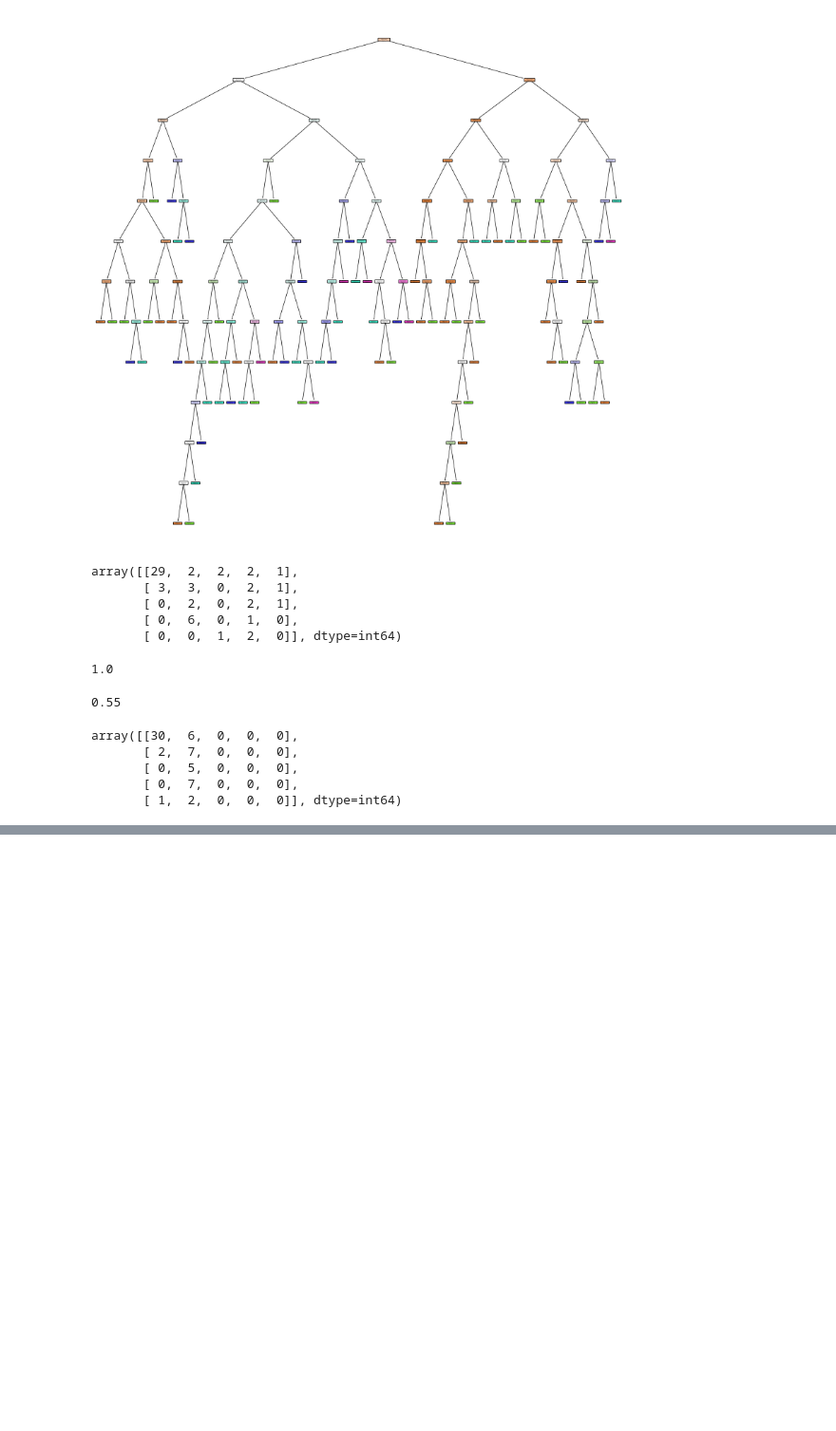
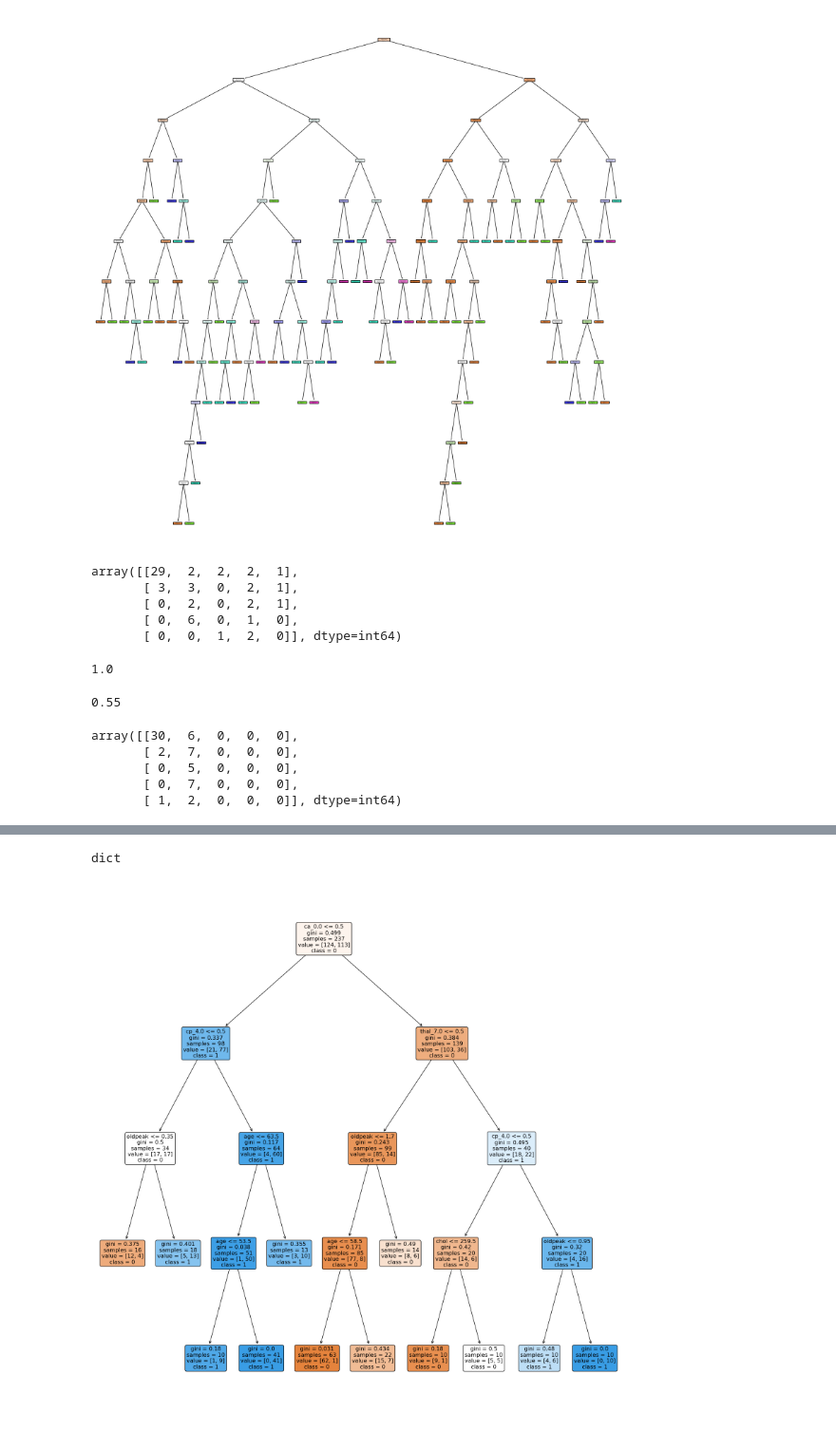
Before and after one commit to TangoMango223/schulich_MBAN6110, a Jupyter notebook: class_files/class12.ipynb, the cells around one changed output, grey strips where cells are left out. Shown at 95% size. Drawn from its saved outputs; the diff is of its cells as text; code cells hidden in the pictures; blank space fills up the shorter version.

```diff
--- a/class_files/class12.ipynb
+++ b/class_files/class12.ipynb
@@ -354,0 +372,17 @@ array([[30,  6,  0,  0,  0],
+# %%
+# Params Search to find best level
+# example
+
+params = {
+"max_depth": [2,3,4,5,6,7,8],
+"min_samples_split": [8,10,15,20],
+"min_samples_leaf": [4,8,10,20]
+}
+# %%
+# Import GridSearch CV
+
+from sklearn.model_selection import GridSearchCV
+grid_search = GridSearchCV(dt, params, cv = 5, verbose = 1, scoring = "accuracy")
+# %%
+# Training
+grid_search.fit(X_train, y_train)
@@ -354,0 +397,12 @@ array([[30,  6,  0,  0,  0],
+# %%
+# print best params
+type(grid_search.best_params_)
+# %% [output]
+dict
+# %%
+dt = DecisionTreeClassifier(max_depth = 4, min_samples_leaf=10, min_samples_split=8,random_state=123)
+dt = dt.fit(X_train, y_train)
+plt.figure(figsize=(20,20))
+plot_tree(dt, filled=True, rounded=True, class_names=['0','1'], feature_names=X_encoded.columns);
+# %% [output]
+[figure, added]
```
Also changed, not shown: parts of 9 cells of this notebook.
